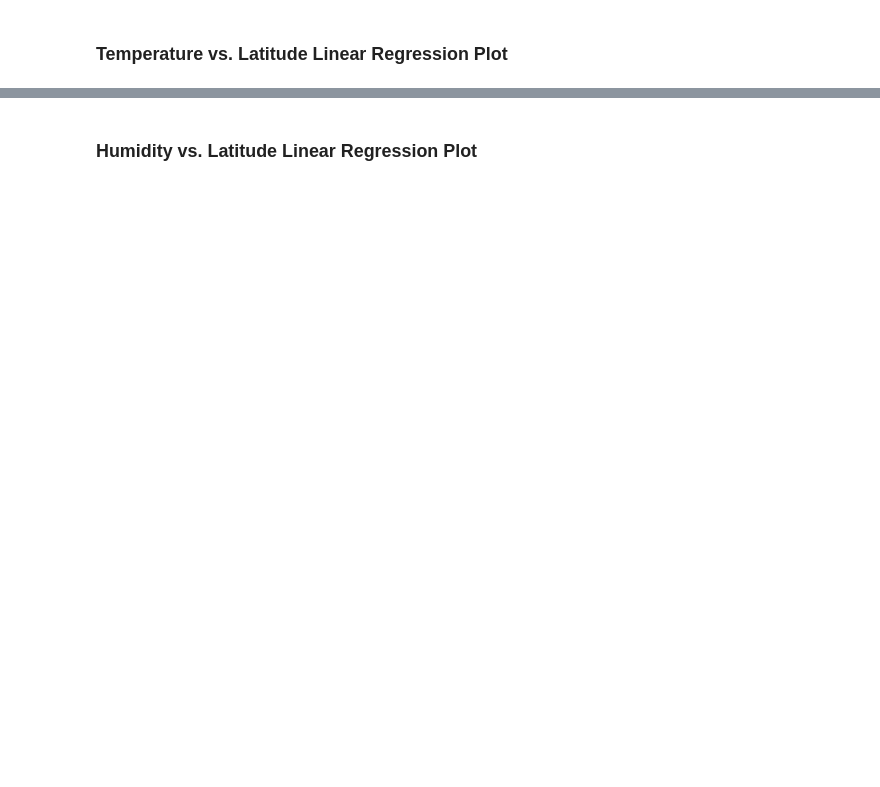
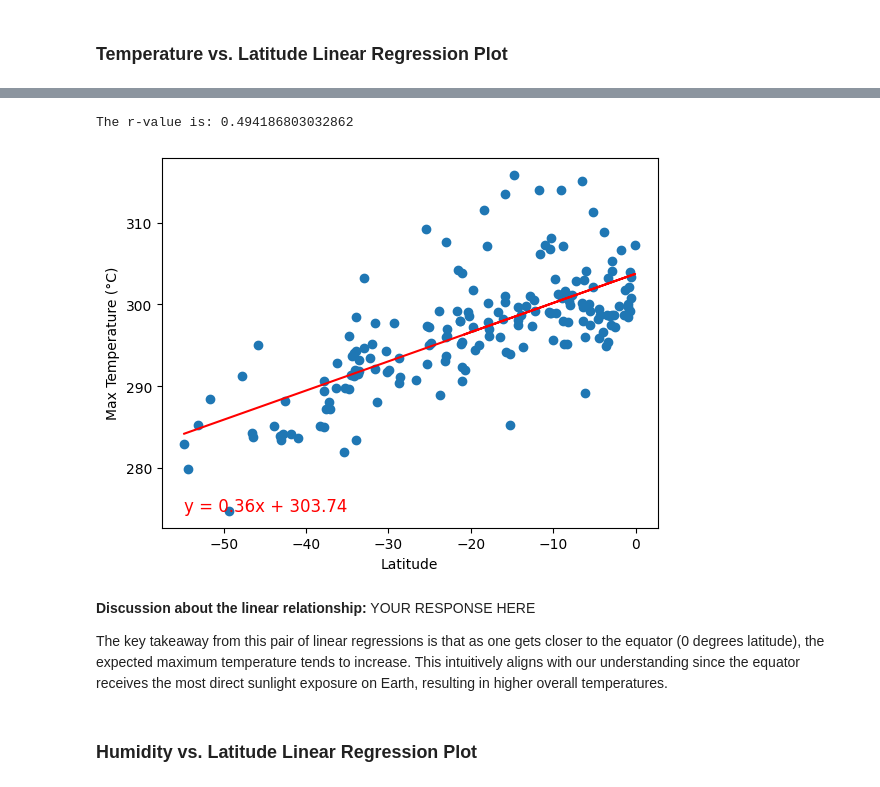
Before and after one commit to KidusGorfe/python-api-challenge, a Jupyter notebook: WeatherPy/WeatherPy.ipynb, the cells around one changed output, grey strips where cells are left out. Drawn from its saved outputs; the diff is of its cells as text; code cells hidden in the pictures; blank space fills up the shorter version.

```diff
--- a/WeatherPy/WeatherPy.ipynb
+++ b/WeatherPy/WeatherPy.ipynb
@@ -347,2 +370,40 @@ The r-value is: 0.4121057168607245
+# %%
+# Linear regression on Southern Hemisphere
+x_values = southern_hemi_df['Lat']
+y_values = southern_hemi_df['Max Temp']
+
+# Perform linear regression
+(slope, intercept, rvalue, pvalue, stderr) = linregress(x_values, y_values)
+
+# Calculate regression values
+regress_values = x_values * slope + intercept
+
+# Calculate R-squared value
+r_squared = rvalue ** 2
+
+print(f"The r-value is: {r_squared}")
+
+# Create regression line equation
+line_eq = f"y = {slope:.2f}x + {intercept:.2f}"
+
+# Create scatter plot
+plt.scatter(x_values, y_values, marker="o", label="Cities")
+plt.plot(x_values, regress_values, "r-", label="Linear Regression")
+
+# Label plot
+plt.xlabel("Latitude")
+plt.ylabel("Max Temperature (°C)")
+
+# Add the line equation in red
+plt.text(min(x_values), min(y_values), line_eq, fontsize=12, color="red")
+
+plt.show()
+# %% [output]
+The r-value is: 0.494186803032862
+[figure, added]
+# %% [markdown]
+**Discussion about the linear relationship:** YOUR RESPONSE HERE
+
+The key takeaway from this pair of linear regressions is that as one gets closer to the equator (0 degrees latitude), the expected maximum temperature tends to increase. This intuitively aligns with our understanding since the equator receives the most direct sunlight exposure on Earth, resulting in higher overall temperatures.
 # %% [markdown]
 ### Humidity vs. Latitude Linear Regression Plot
```
Also changed, not shown: parts of 35 cells of this notebook.
